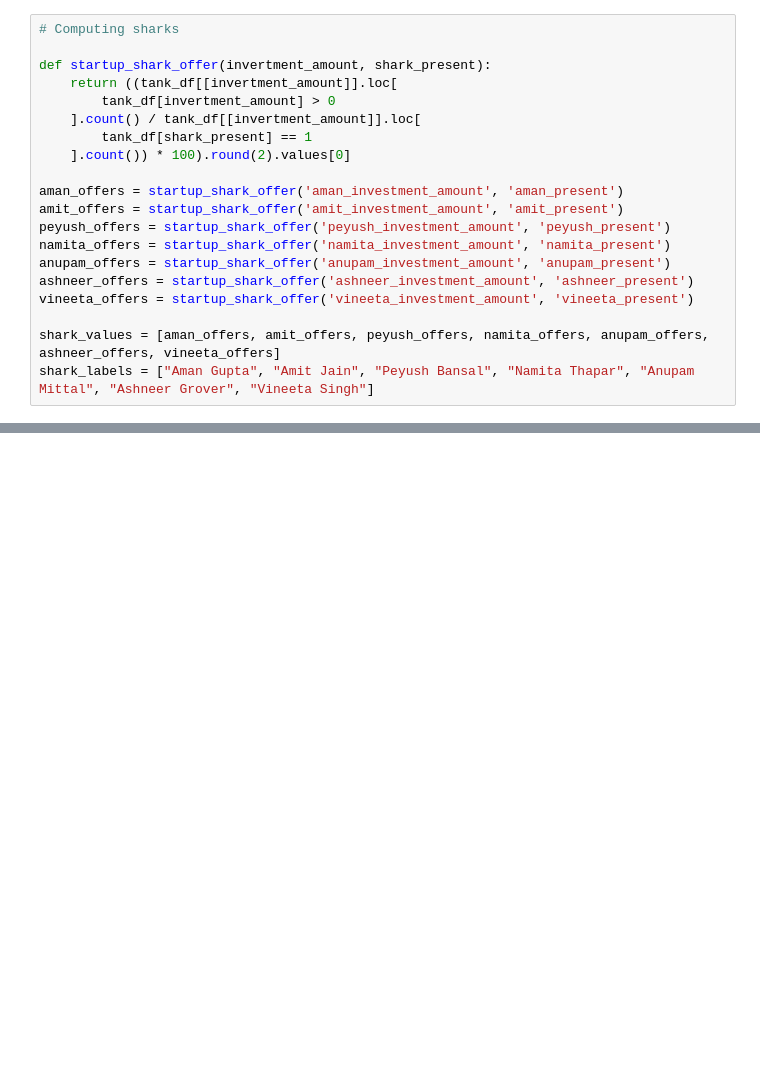
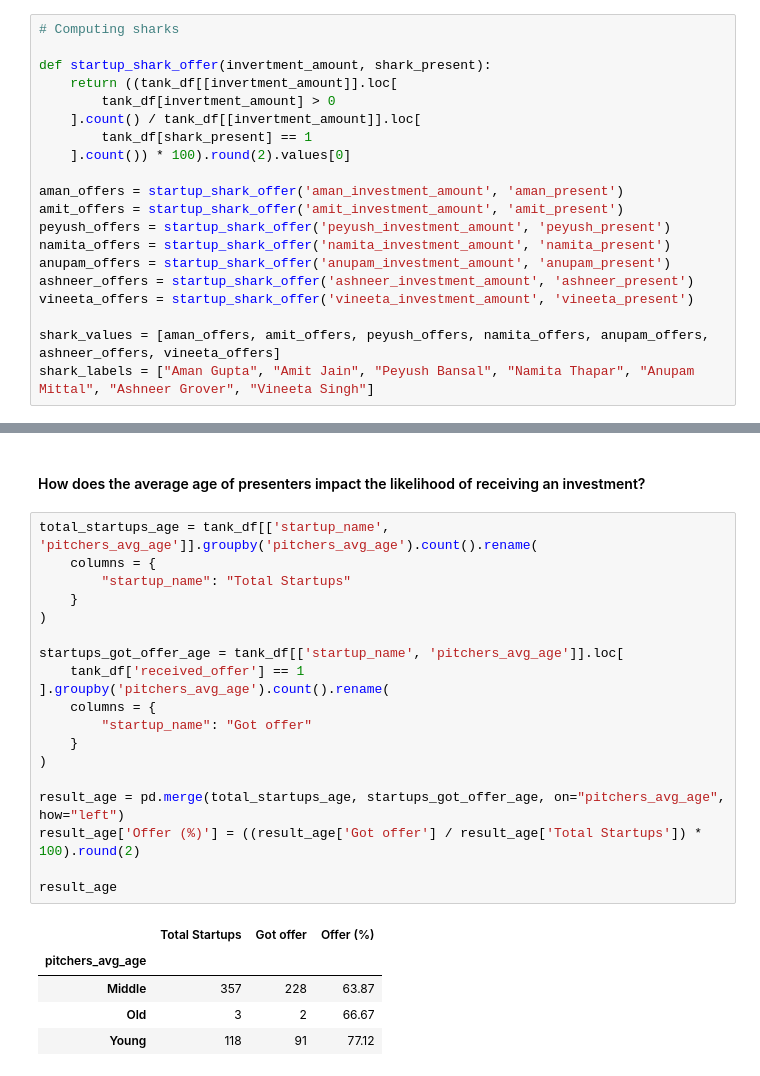
Before and after one commit to AnirudhSinghBhadauria/shark-tank-analysis, a Jupyter notebook: shark_tank_analysis.ipynb, the cells around one changed output, grey strips where cells are left out. Drawn from its saved outputs; the diff is of its cells as text; blank space fills up the shorter version.

```diff
--- a/shark_tank_analysis.ipynb
+++ b/shark_tank_analysis.ipynb
@@ -652,0 +853,27 @@ fig.show()
+# %% [markdown]
+#### How does the average age of presenters impact the likelihood of receiving an investment?
+# %%
+total_startups_age = tank_df[['startup_name', 'pitchers_avg_age']].groupby('pitchers_avg_age').count().rename(
+    columns = {
+        "startup_name": "Total Startups"
+    }
+)
+
+startups_got_offer_age = tank_df[['startup_name', 'pitchers_avg_age']].loc[
+    tank_df['received_offer'] == 1
+].groupby('pitchers_avg_age').count().rename(
+    columns = {
+        "startup_name": "Got offer"
+    }
+)
+
+result_age = pd.merge(total_startups_age, startups_got_offer_age, on="pitchers_avg_age", how="left")
+result_age['Offer (%)'] = ((result_age['Got offer'] / result_age['Total Startups']) * 100).round(2)
+
+result_age
+# %% [output]
+|  | Total Startups | Got offer | Offer (%) |
+| pitchers_avg_age |  |  |  |
+| Middle | 357 | 228 | 63.87 |
+| Old | 3 | 2 | 66.67 |
+| Young | 118 | 91 | 77.12 |
```
Also changed, not shown: parts of 40 cells of this notebook, 2 other files.
